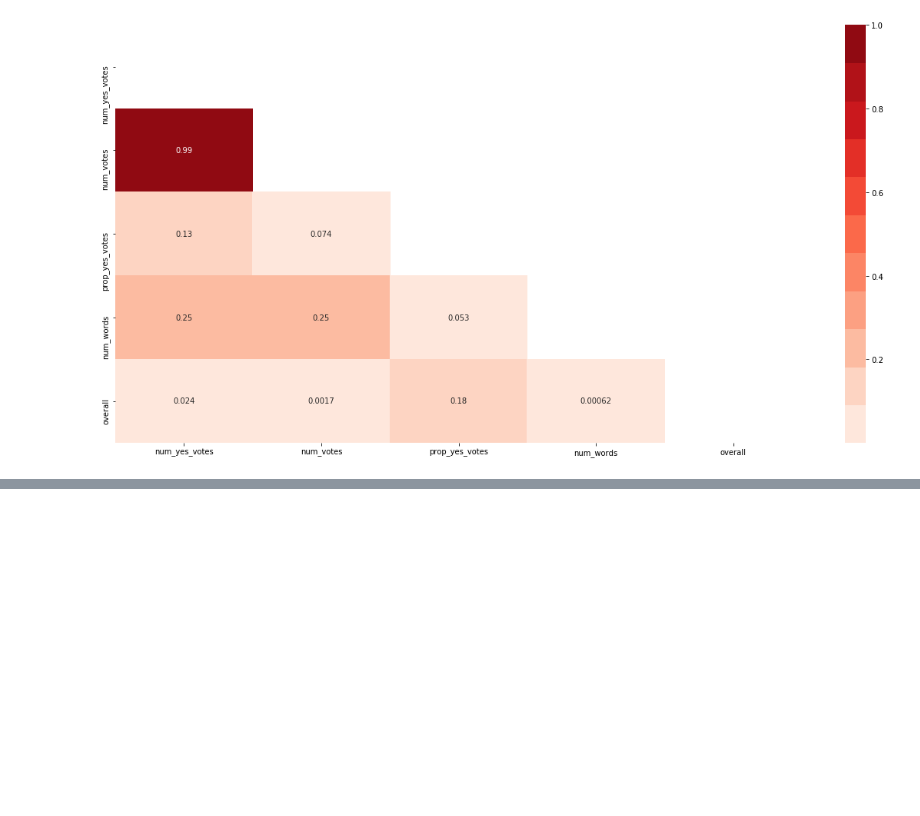
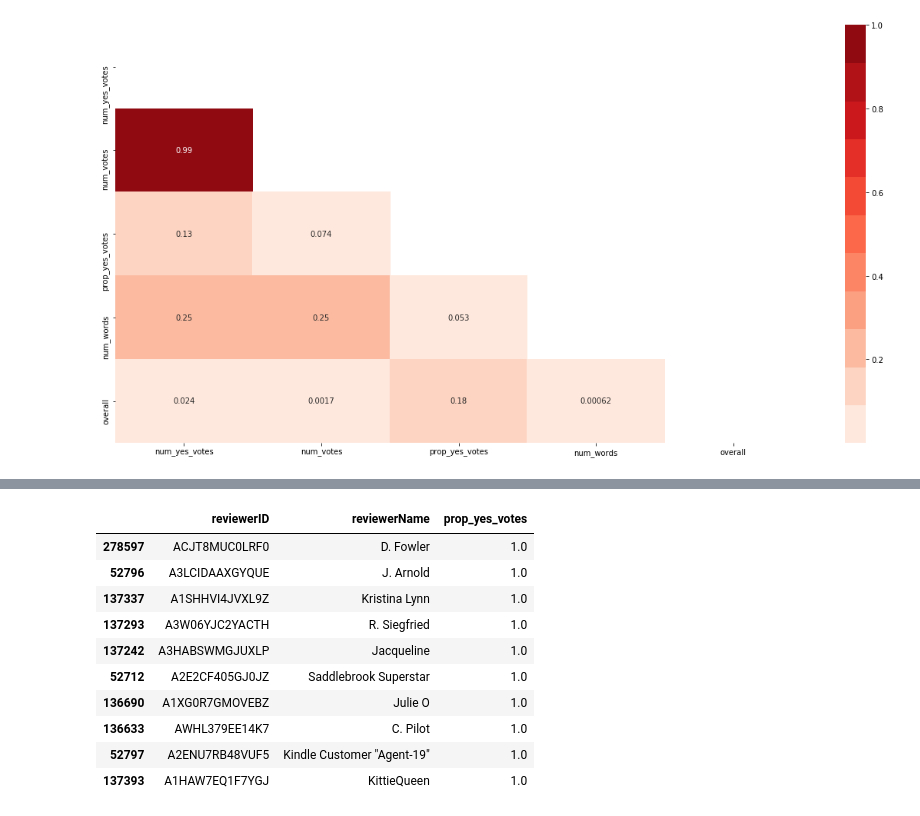
Before and after one commit to lsfischer/cleverly_challenge, a Jupyter notebook: code/cleverly_challenge.ipynb, the cells around one changed output, grey strips where cells are left out. Saved outputs shown, nothing was run; the diff lists cells and outputs as text; code cells hidden in the pictures; blank space fills up the shorter version.

```diff
--- a/code/cleverly_challenge.ipynb
+++ b/code/cleverly_challenge.ipynb
@@ -267,0 +267,16 @@ When discarding reviews with no votes we see that there is a somewhat week corre
+# %%
+df.loc[df["num_votes"] >= 10, ["reviewerID", "reviewerName", "prop_yes_votes"]]\
+.sort_values(by="prop_yes_votes", ascending=False)\
+.head(10)
+# %% [output]
+|  | reviewerID | reviewerName | prop_yes_votes |
+| 278597 | ACJT8MUC0LRF0 | D. Fowler | 1.0 |
+| 52796 | A3LCIDAAXGYQUE | J. Arnold | 1.0 |
+| 137337 | A1SHHVI4JVXL9Z | Kristina Lynn | 1.0 |
+| 137293 | A3W06YJC2YACTH | R. Siegfried | 1.0 |
+| 137242 | A3HABSWMGJUXLP | Jacqueline | 1.0 |
+| 52712 | A2E2CF405GJ0JZ | Saddlebrook Superstar | 1.0 |
+| 136690 | A1XG0R7GMOVEBZ | Julie O | 1.0 |
+| 136633 | AWHL379EE14K7 | C. Pilot | 1.0 |
+| 52797 | A2ENU7RB48VUF5 | Kindle Customer "Agent-19" | 1.0 |
+| 137393 | A1HAW7EQ1F7YGJ | KittieQueen | 1.0 |
```
Also changed, not shown: parts of 7 cells of this notebook.
